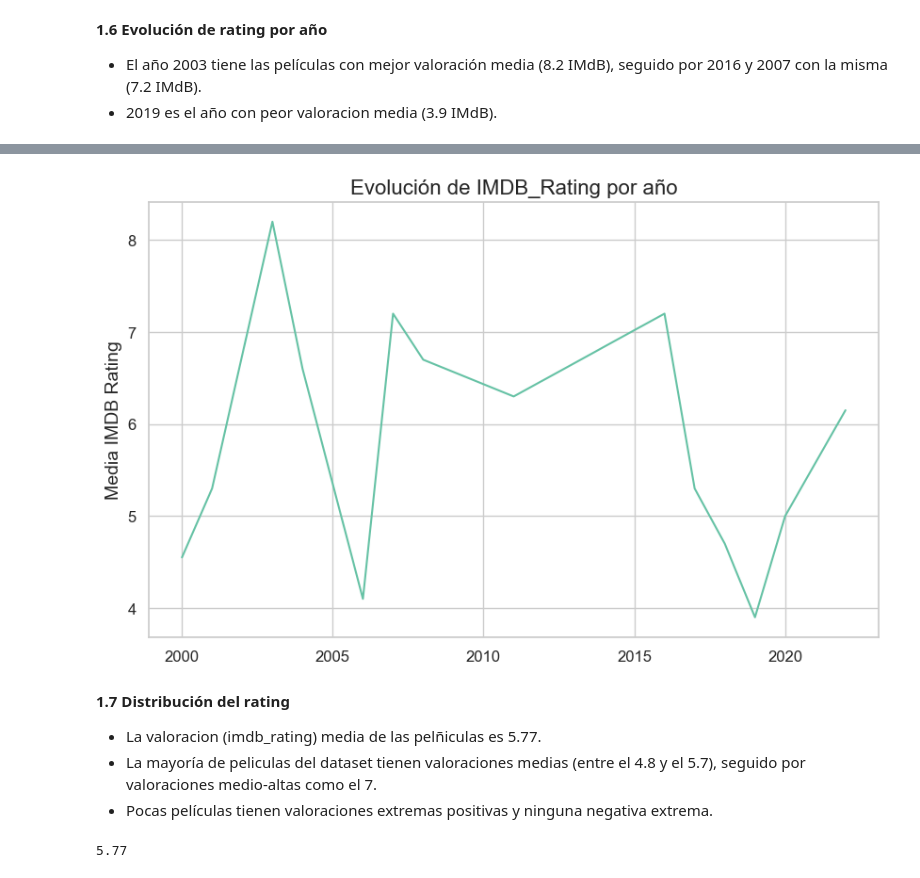
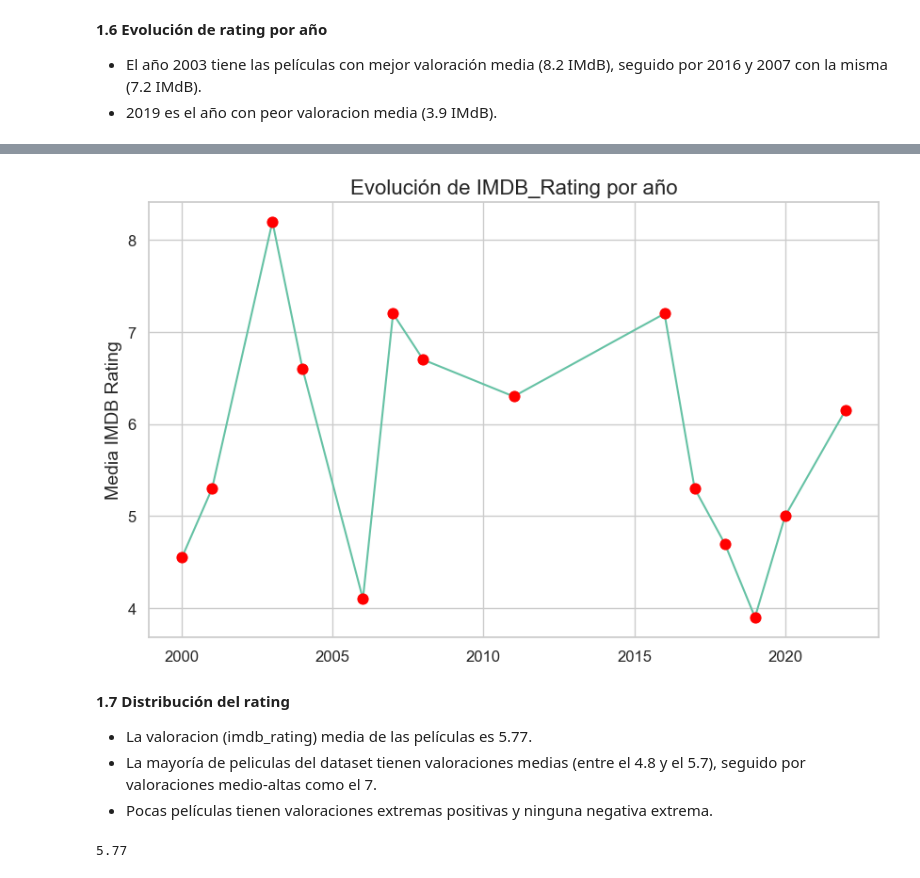
Before and after one commit to Andrea-Gauger/reto-data-movies, a Jupyter notebook: notebooks/03_visualizaciones_y_conclusiones.ipynb, the cells around one changed output, grey strips where cells are left out. Saved outputs shown, nothing was run; the diff lists cells and outputs as text; code cells hidden in the pictures.

```diff
--- a/notebooks/03_visualizaciones.ipynb
+++ b/notebooks/03_visualizaciones_y_conclusiones.ipynb
@@ -267,15 +311,23 @@ rating_per_year.sort_values("imdb_rating", ascending=False)
 # %%
-sns.lineplot(data=rating_per_year, x="year", y="imdb_rating")
+# Gráfico de lineas media rating por años
+sns.lineplot(data=rating_per_year,
+             x="year",
+             y="imdb_rating",
+             marker="o",                # puntos en cada año
+             markersize=8,              # tamaño de los puntos
+             markerfacecolor="red",     # color interior
+             markeredgecolor="red")      # borde del punto
+
 plt.title("Evolución de IMDB_Rating por año")
 plt.xlabel("")
 plt.ylabel("Media IMDB Rating")
 plt.savefig("../reports/media_rating_per_year.png", dpi=300, bbox_inches="tight")
 plt.show()
 # %% [output]
-[figure, old version]
+[figure, new version]
 # %% [markdown]
 **1.7 Distribución del rating**
-- La valoracion (imdb_rating) media de las pelñiculas es 5.77.
+- La valoracion (imdb_rating) media de las películas es 5.77.
 - La mayoría de peliculas del dataset tienen valoraciones medias (entre el 4.8 y el 5.7), seguido por valoraciones medio-altas como el 7.
 - Pocas películas tienen valoraciones extremas positivas y ninguna negativa extrema.
 # %%
```
Also changed, not shown: parts of 15 cells of this notebook, 11 other files.
